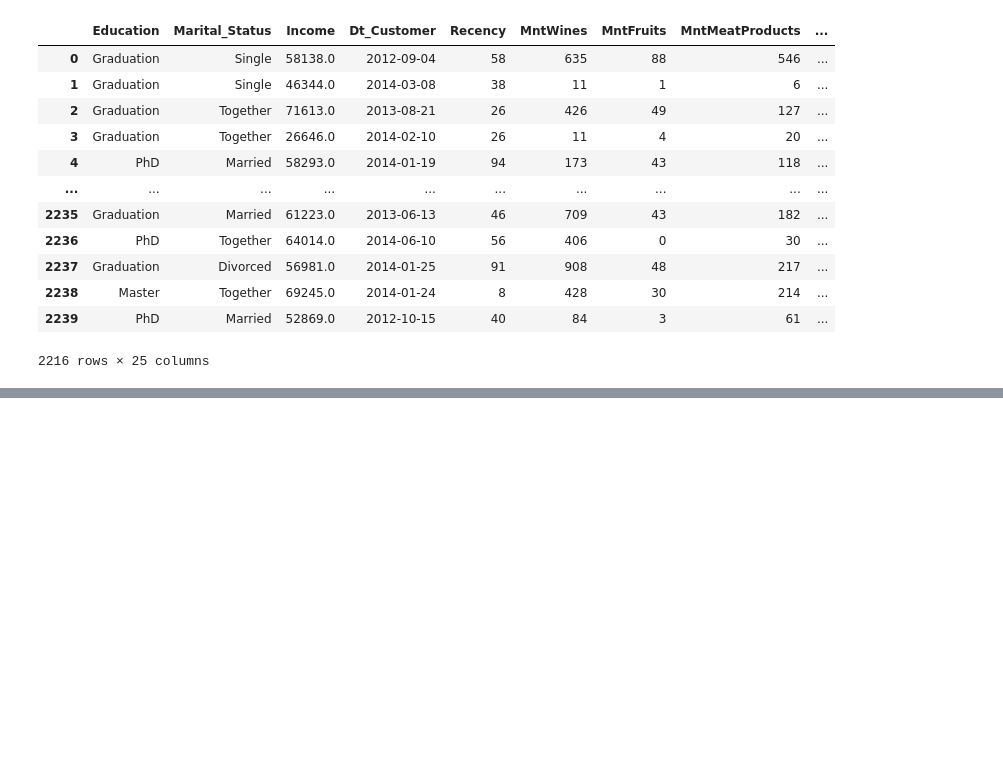
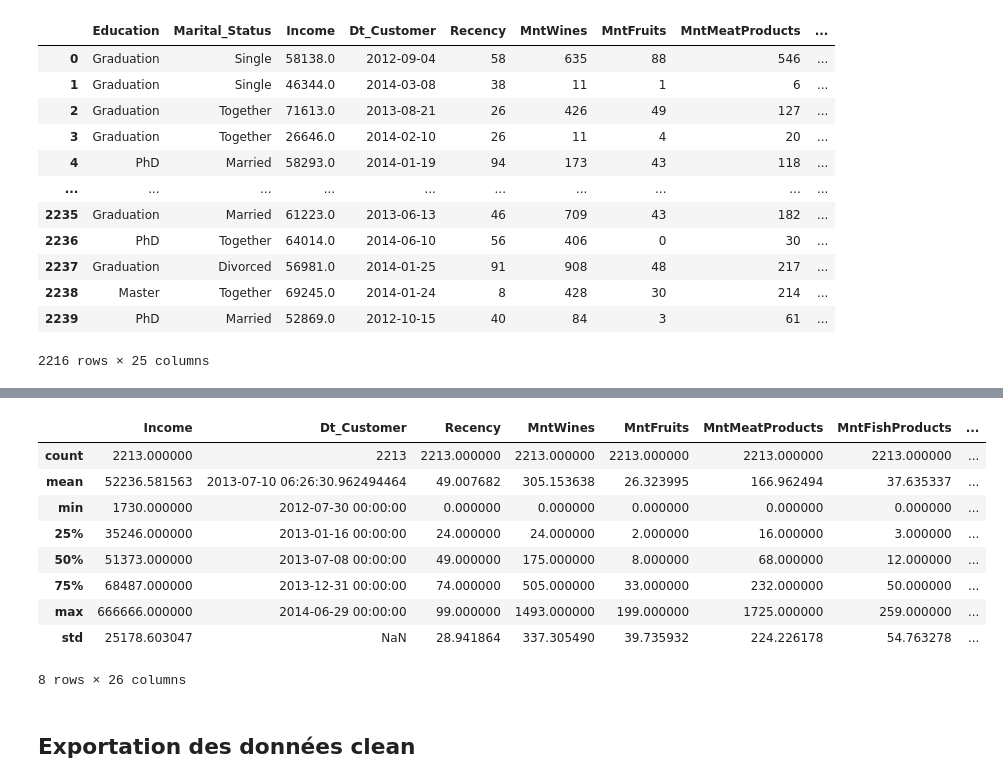
Before and after one commit to GiovanniTafita/segmentationClientele, a Jupyter notebook: notebooks/cleaning.ipynb, the cells around one changed output, grey strips where cells are left out. Saved outputs shown, nothing was run; the diff lists cells and outputs as text; code cells hidden in the pictures; blank space fills up the shorter version.

```diff
--- a/notebooks/cleaning.ipynb
+++ b/notebooks/cleaning.ipynb
@@ -164,3 +222,20 @@ data
+# %%
+# il existe des ages > 100
+data = data[(data['Age'] > 18) & (data['Age'] < 100)]
+data.describe()
+# %% [output]
+|  | Income | Dt_Customer | Recency | MntWines | MntFruits | MntMeatProducts | MntFishProducts | ... |
+| count | 2213.000000 | 2213 | 2213.000000 | 2213.000000 | 2213.000000 | 2213.000000 | 2213.000000 | ... |
+| mean | 52236.581563 | 2013-07-10 06:26:30.962494464 | 49.007682 | 305.153638 | 26.323995 | 166.962494 | 37.635337 | ... |
+| min | 1730.000000 | 2012-07-30 00:00:00 | 0.000000 | 0.000000 | 0.000000 | 0.000000 | 0.000000 | ... |
+| 25% | 35246.000000 | 2013-01-16 00:00:00 | 24.000000 | 24.000000 | 2.000000 | 16.000000 | 3.000000 | ... |
+| 50% | 51373.000000 | 2013-07-08 00:00:00 | 49.000000 | 175.000000 | 8.000000 | 68.000000 | 12.000000 | ... |
+| 75% | 68487.000000 | 2013-12-31 00:00:00 | 74.000000 | 505.000000 | 33.000000 | 232.000000 | 50.000000 | ... |
+| max | 666666.000000 | 2014-06-29 00:00:00 | 99.000000 | 1493.000000 | 199.000000 | 1725.000000 | 259.000000 | ... |
+| std | 25178.603047 | NaN | 28.941864 | 337.305490 | 39.735932 | 224.226178 | 54.763278 | ... |
+8 rows × 26 columns
+# %% [markdown]
+## Exportation des données clean
 # %%
 # expotation des données clean
 display(data.head())
```
Also changed, not shown: parts of 10 cells of this notebook, 2 other files.
